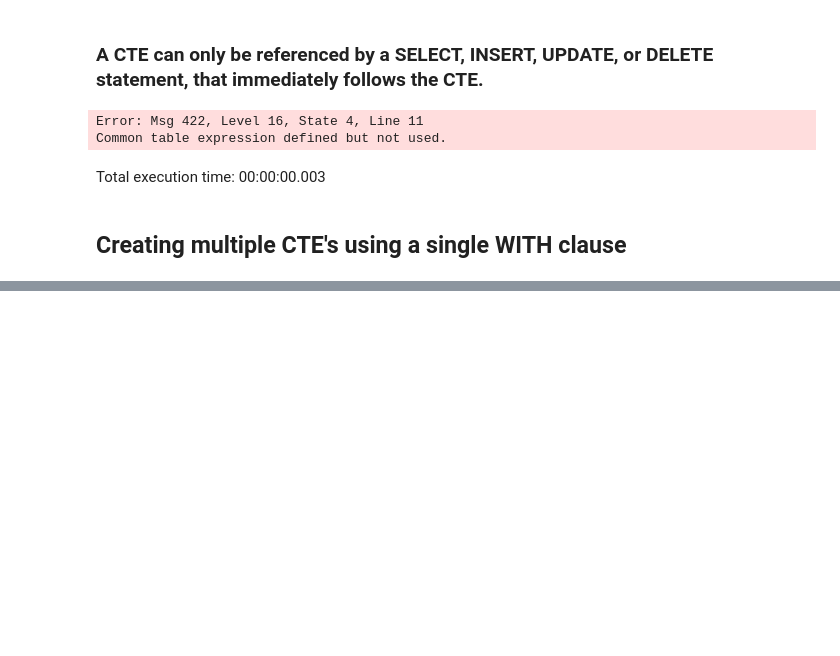
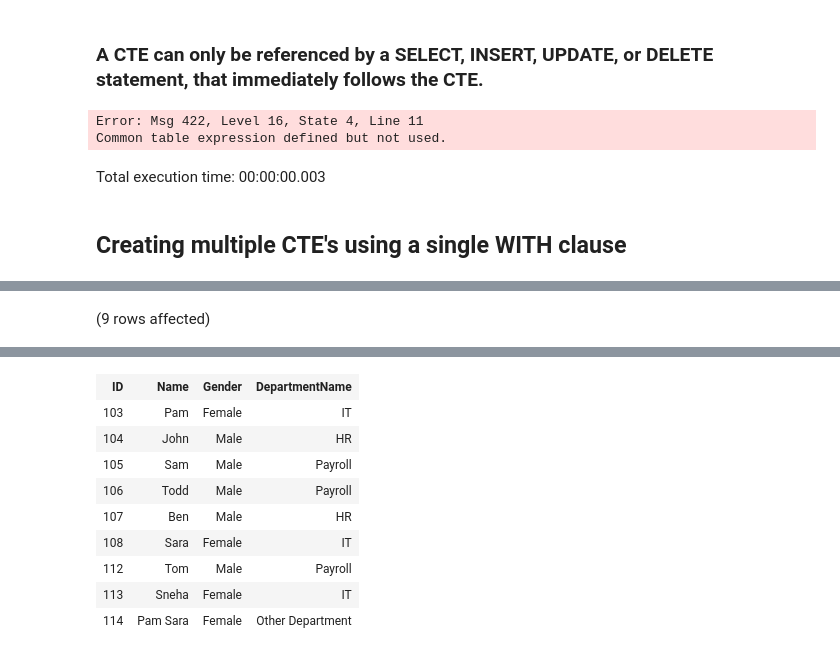
Before and after one commit to kanhaiya-bhayana-inc/Sql-server, a Jupyter notebook: Notebook 3 - Sql Server.ipynb, the cells around one changed output, grey strips where cells are left out. Drawn from its saved outputs; the diff is of its cells as text; code cells hidden in the pictures; blank space fills up the shorter version.

```diff
--- a/Notebook 3 - Sql Server.ipynb
+++ b/Notebook 3 - Sql Server.ipynb
@@ -617,0 +727,13 @@ Total execution time: 00:00:00.009
+# %%
+-- CTE with 2 base table...
+WITH EmployeesByDepartment
+AS(
+    SELECT t1.ID, t1.Name, t1.Gender, t2.DepartmentName
+    from tblEMployee1 as t1
+    JOIN tblDepartment as t2
+    on t2.Id = t1.DepartmentId
+)
+
+SELECT * FROM EmployeesByDepartment;
+# %% [output]
+(9 rows affected)
@@ -617,0 +741,10 @@ Total execution time: 00:00:00.009
+| ID | Name | Gender | DepartmentName |
+| 103 | Pam | Female | IT |
+| 104 | John | Male | HR |
+| 105 | Sam | Male | Payroll |
+| 106 | Todd | Male | Payroll |
+| 107 | Ben | Male | HR |
+| 108 | Sara | Female | IT |
+| 112 | Tom | Male | Payroll |
+| 113 | Sneha | Female | IT |
+| 114 | Pam Sara | Female | Other Department |
```
Also changed, not shown: parts of 19 cells of this notebook.
